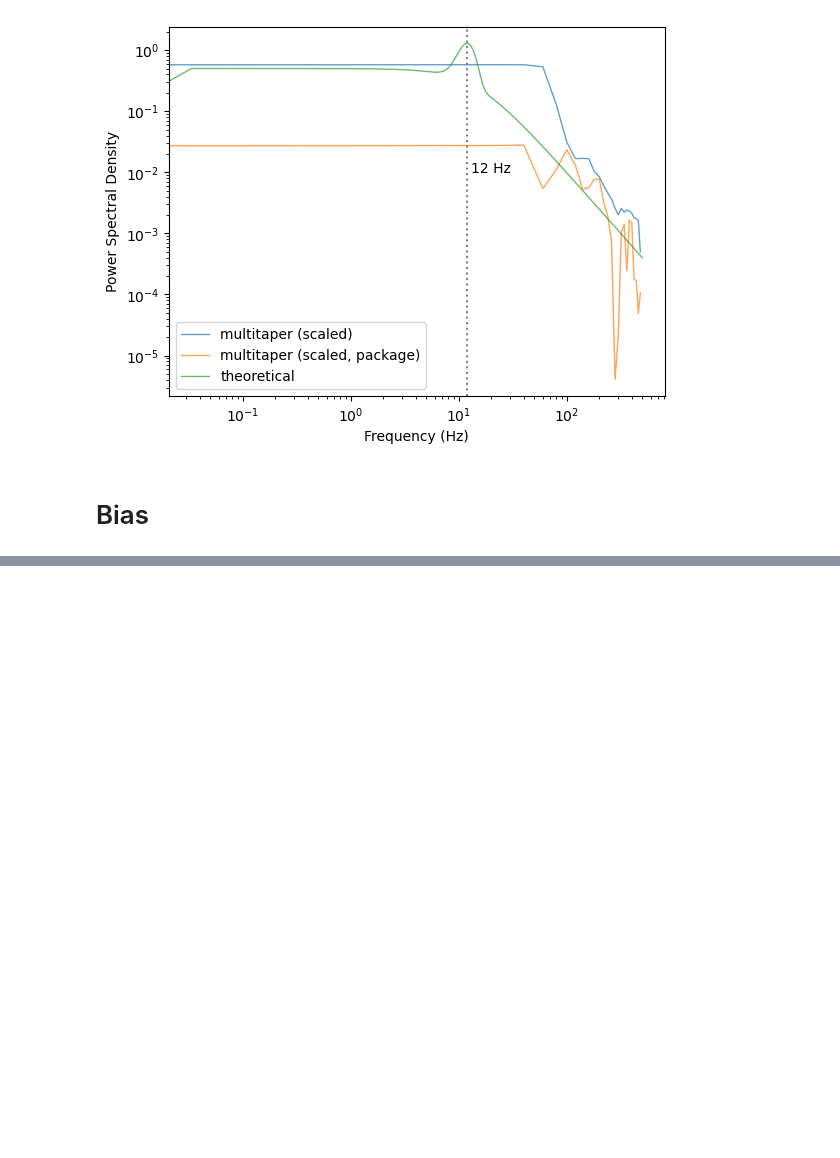
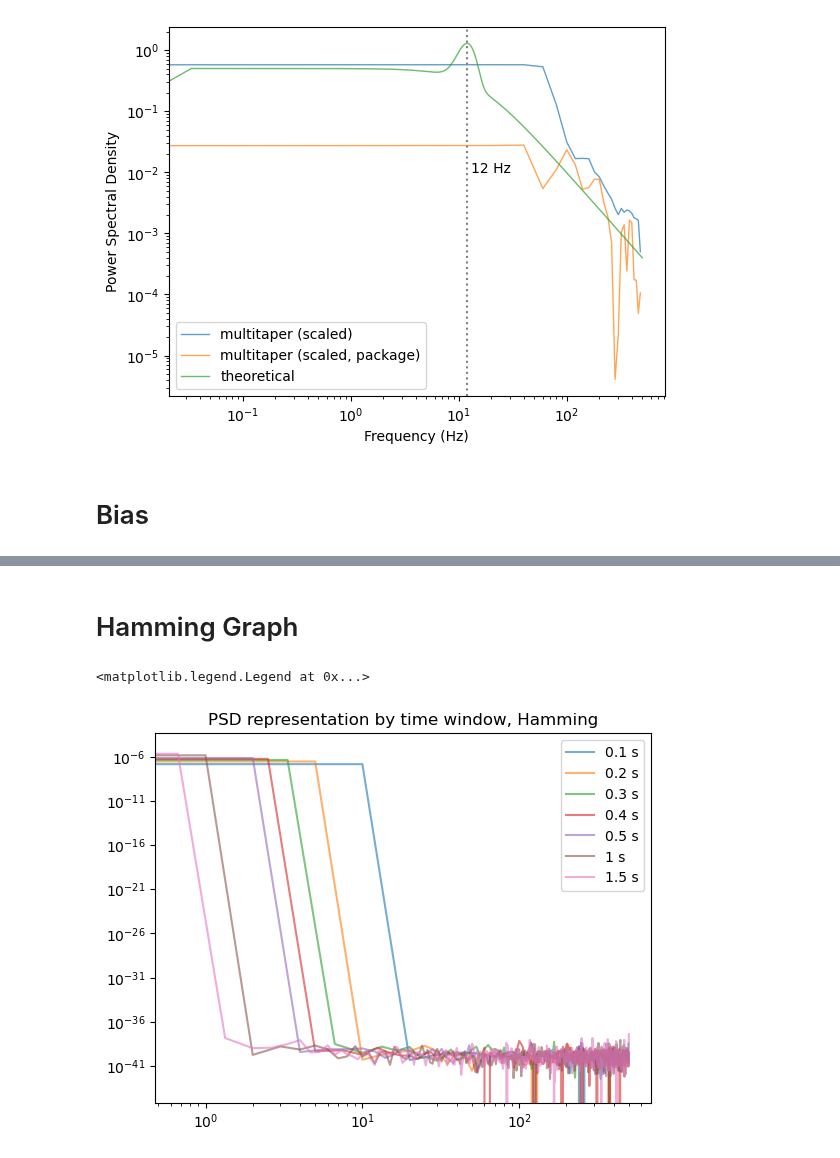
Before and after one commit to anika-kum/spectral-analysis-comparison, a Jupyter notebook: final_taper_comparison.ipynb, the cells around one changed output, grey strips where cells are left out. Cells and saved outputs as stored; diff of their text form; code cells hidden in the pictures; blank space fills up the shorter version.

```diff
--- a/final_taper_comparison.ipynb
+++ b/final_taper_comparison.ipynb
@@ -234,0 +278,13 @@ from joblib import Parallel, delayed
+# %% [markdown]
+# Hamming Graph
+# %%
+plt.title('PSD representation by time window, Hamming')
+for window_length in window_length_options:
+    plt.loglog(df_real[(df_real['taper_shape'] == 'hamming') & (df_real['window_length'] == window_length)]['freq'].iloc[0],
+            df_real[(df_real['taper_shape'] == 'hamming') & (df_real['window_length'] == window_length)]['psd'].iloc[0],
+            label=f"{window_length} s",
+            alpha=0.6)
+plt.legend()
+# %% [output]
+<matplotlib.legend.Legend at 0x...>
+[figure, added]
```
Also changed, not shown: parts of 14 cells of this notebook, 2 other files.
